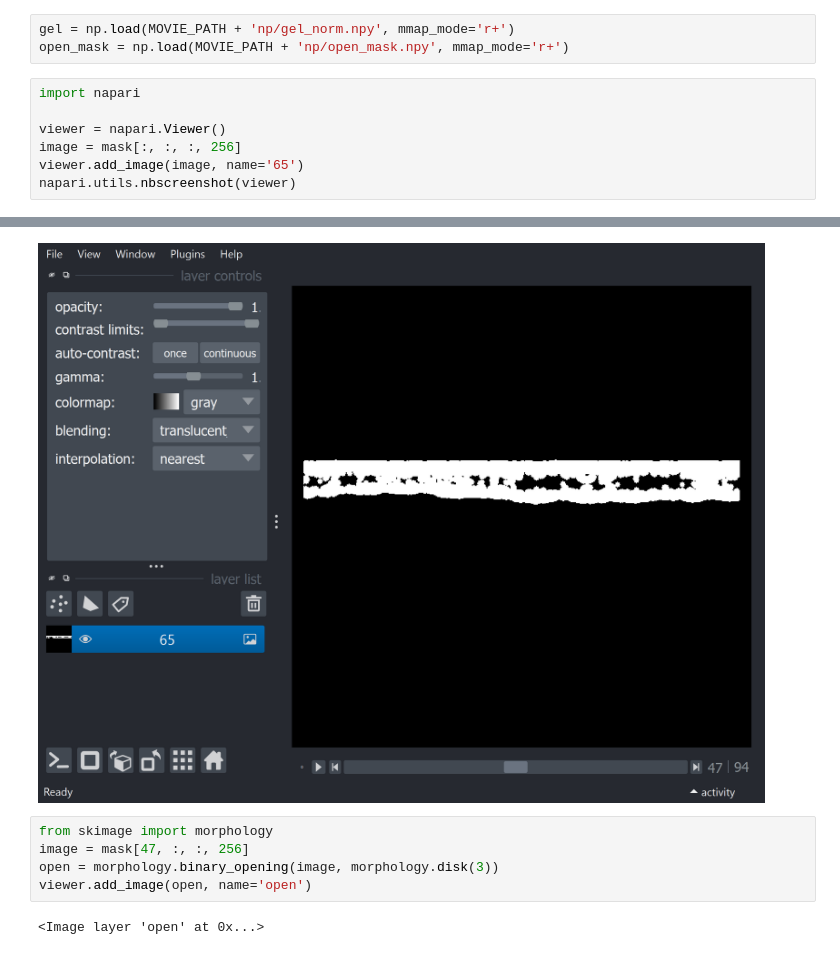
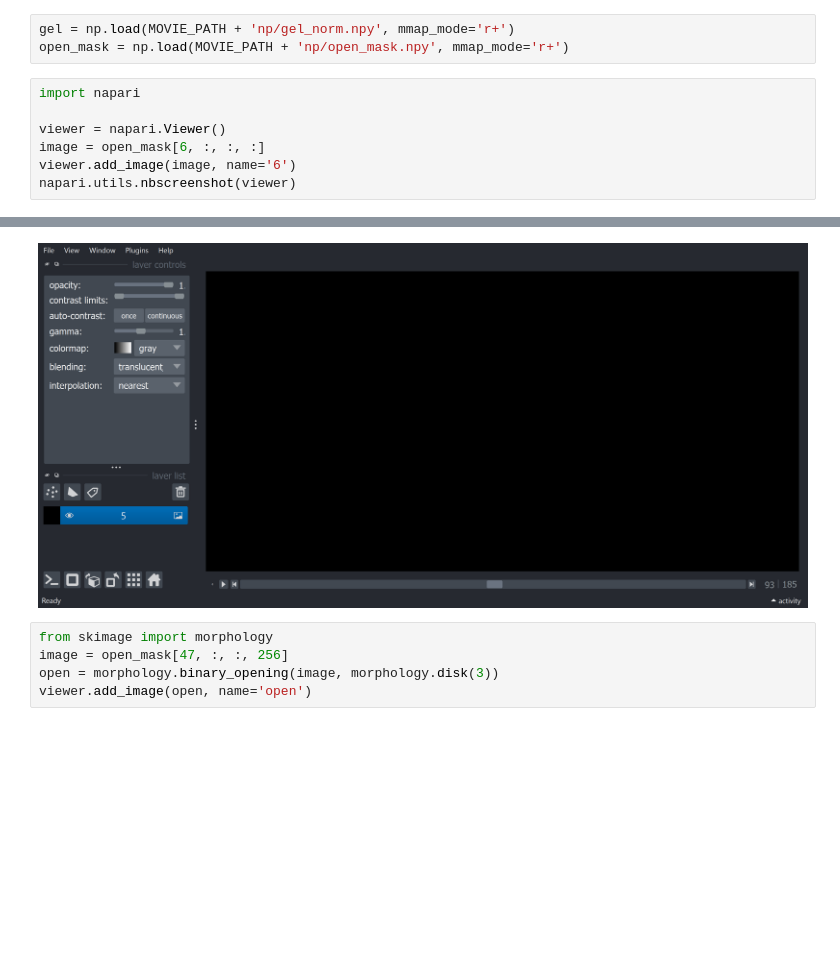
Before and after one commit to amityu/gel_sheets, a Jupyter notebook: napari_notebook.ipynb, the cells around one changed output, grey strips where cells are left out. Drawn from its saved outputs; the diff is of its cells as text; blank space fills up the shorter version.

```diff
--- a/napari_notebook.ipynb
+++ b/napari_notebook.ipynb
@@ -24,8 +24,8 @@ open_mask = np.load(MOVIE_PATH + 'np/open_mask.npy', mmap_mode='r+')
 import napari
 
 viewer = napari.Viewer()
-image = mask[:, :, :, 256]
-viewer.add_image(image, name='65')
+image = open_mask[6, :, :, :]
+viewer.add_image(image, name='6')
 napari.utils.nbscreenshot(viewer)
 # %% [output]
 WARNING: DirectWrite: CreateFontFaceFromHDC() failed (Indicates an error in an input file such as a font file.) for QFontDef(Family="", pointsize=12, pixelsize=16, styleHint=5, weight=50, stretch=100, ...
@@ -32,11 +34,9 @@ WARNING: DirectWrite: CreateFontFaceFromHDC() failed (Indicates an error in an i
-[figure, old version]
+[figure, new version]
 # %%
 from skimage import morphology
-image = mask[47, :, :, 256]
+image = open_mask[47, :, :, 256]
 open = morphology.binary_opening(image, morphology.disk(3))
 viewer.add_image(open, name='open')
-# %% [output]
-<Image layer 'open' at 0x...>
 # %%
 open_list = []
 open_mask = np.zeros(mask.shape)
```
Also changed, not shown: parts of 9 cells of this notebook, 2 other files.
